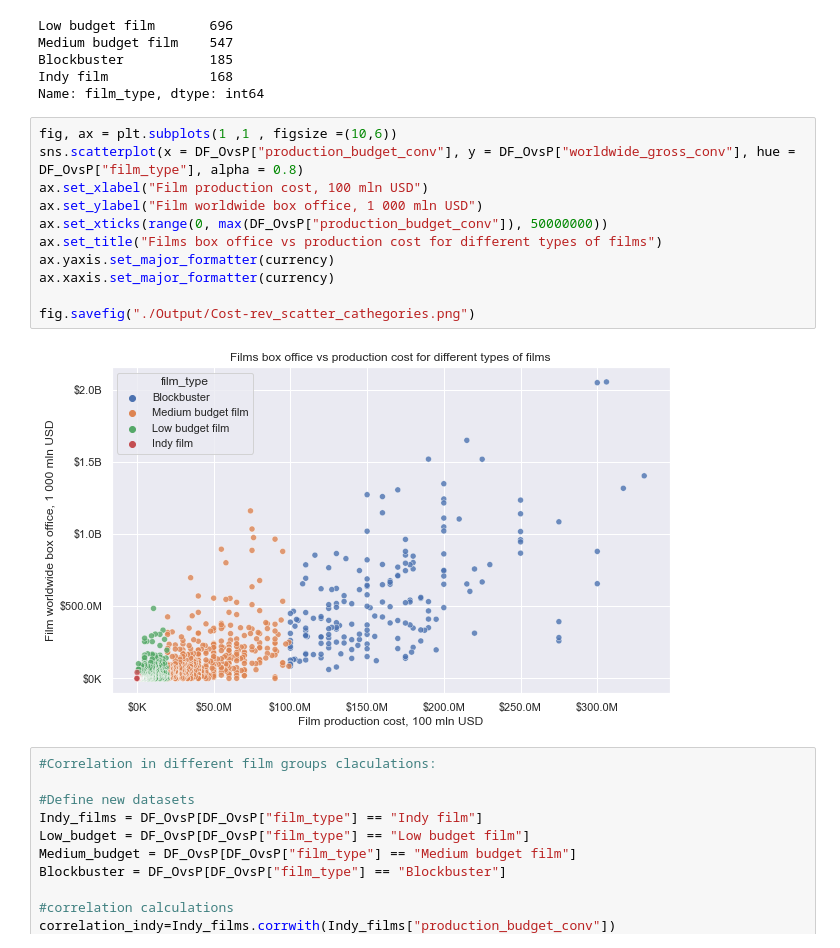
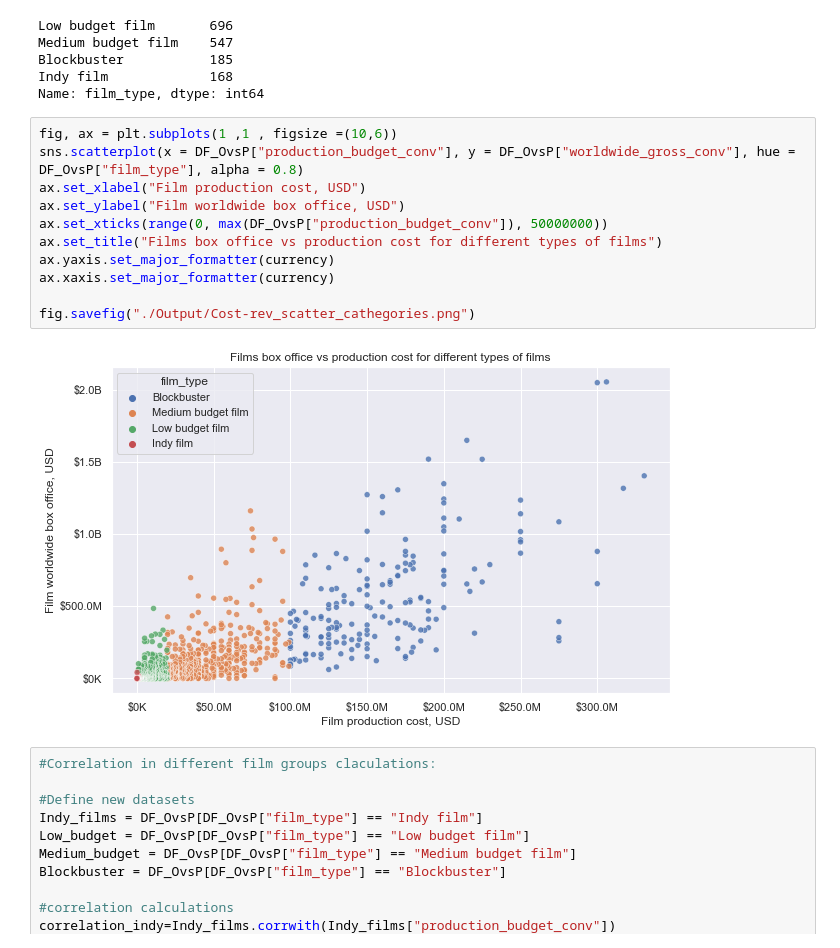
Before and after one commit to 314ka4y/Exploratory_Data_Analysis_project-Movies., a Jupyter notebook: student.ipynb, the cells around one changed output. Drawn from its saved outputs; the diff is of its cells as text.

```diff
--- a/student.ipynb
+++ b/student.ipynb
@@ -430,16 +411,16 @@ Name: film_type, dtype: int64
 # %%
 fig, ax = plt.subplots(1 ,1 , figsize =(10,6))
 sns.scatterplot(x = DF_OvsP["production_budget_conv"], y = DF_OvsP["worldwide_gross_conv"], hue = DF_OvsP["film_type"], alpha = 0.8)
-ax.set_xlabel("Film production cost, 100 mln USD")
-ax.set_ylabel("Film worldwide box office, 1 000 mln USD")
+ax.set_xlabel("Film production cost, USD")
+ax.set_ylabel("Film worldwide box office, USD")
 ax.set_xticks(range(0, max(DF_OvsP["production_budget_conv"]), 50000000))
 ax.set_title("Films box office vs production cost for different types of films")
 ax.yaxis.set_major_formatter(currency)
 ax.xaxis.set_major_formatter(currency)
 
 fig.savefig("./Output/Cost-rev_scatter_cathegories.png")
 # %% [output]
-[figure, old version]
+[figure, new version]
 # %%
 #Correlation in different film groups claculations:
 
```
Also changed, not shown: parts of 1 cell of this notebook, 5 other files.
